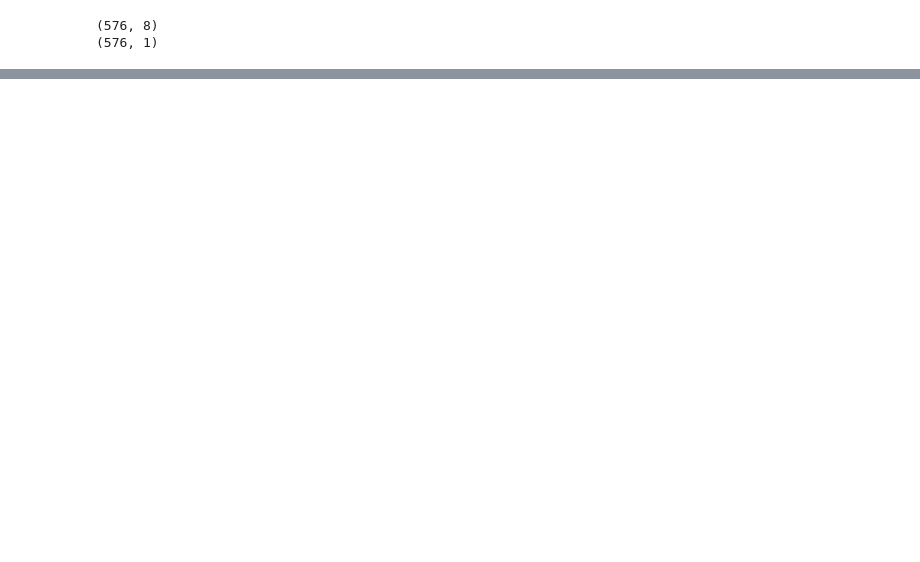
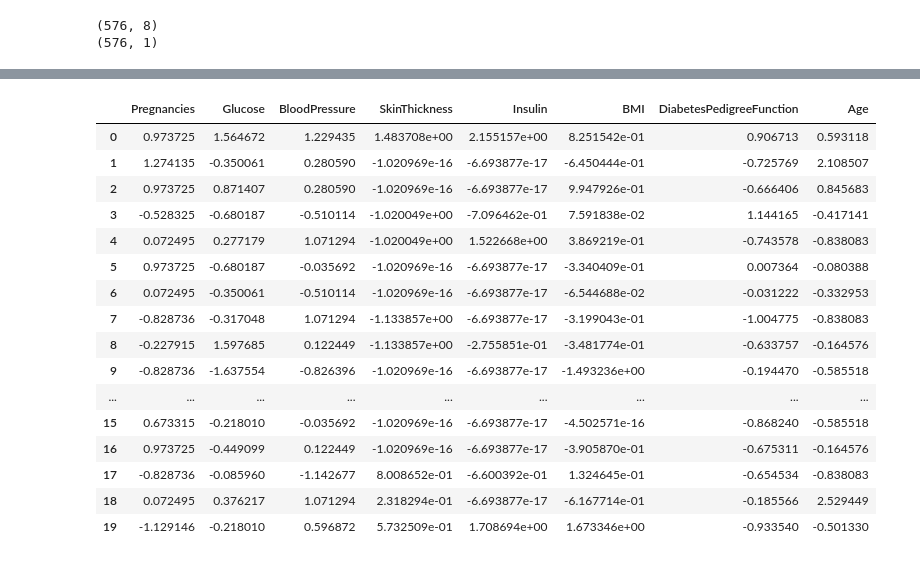
Before and after one commit to visheshaggarwal/K-Nearest-Neighbours, a Jupyter notebook: DiabetesClassification/Diabetes Classification Knn.ipynb, the cells around one changed output, grey strips where cells are left out. Cells and saved outputs as stored; diff of their text form; code cells hidden in the pictures; blank space fills up the shorter version.

```diff
--- a/DiabetesClassification/Diabetes Classification Knn.ipynb
+++ b/DiabetesClassification/Diabetes Classification Knn.ipynb
@@ -17,0 +56,20 @@ print(Xt.shape)
+# %%
+X_train.head(n=20)
+# %% [output]
+|  | Pregnancies | Glucose | BloodPressure | SkinThickness | Insulin | BMI | DiabetesPedigreeFunction | Age |
+| 0 | 0.973725 | 1.564672 | 1.229435 | 1.483708e+00 | 2.155157e+00 | 8.251542e-01 | 0.906713 | 0.593118 |
+| 1 | 1.274135 | -0.350061 | 0.280590 | -1.020969e-16 | -6.693877e-17 | -6.450444e-01 | -0.725769 | 2.108507 |
+| 2 | 0.973725 | 0.871407 | 0.280590 | -1.020969e-16 | -6.693877e-17 | 9.947926e-01 | -0.666406 | 0.845683 |
+| 3 | -0.528325 | -0.680187 | -0.510114 | -1.020049e+00 | -7.096462e-01 | 7.591838e-02 | 1.144165 | -0.417141 |
+| 4 | 0.072495 | 0.277179 | 1.071294 | -1.020049e+00 | 1.522668e+00 | 3.869219e-01 | -0.743578 | -0.838083 |
+| 5 | 0.973725 | -0.680187 | -0.035692 | -1.020969e-16 | -6.693877e-17 | -3.340409e-01 | 0.007364 | -0.080388 |
+| 6 | 0.072495 | -0.350061 | -0.510114 | -1.020969e-16 | -6.693877e-17 | -6.544688e-02 | -0.031222 | -0.332953 |
+| 7 | -0.828736 | -0.317048 | 1.071294 | -1.133857e+00 | -6.693877e-17 | -3.199043e-01 | -1.004775 | -0.838083 |
+| 8 | -0.227915 | 1.597685 | 0.122449 | -1.133857e+00 | -2.755851e-01 | -3.481774e-01 | -0.633757 | -0.164576 |
+| 9 | -0.828736 | -1.637554 | -0.826396 | -1.020969e-16 | -6.693877e-17 | -1.493236e+00 | -0.194470 | -0.585518 |
+| ... | ... | ... | ... | ... | ... | ... | ... | ... |
+| 15 | 0.673315 | -0.218010 | -0.035692 | -1.020969e-16 | -6.693877e-17 | -4.502571e-16 | -0.868240 | -0.585518 |
+| 16 | 0.973725 | -0.449099 | 0.122449 | -1.020969e-16 | -6.693877e-17 | -3.905870e-01 | -0.675311 | -0.164576 |
+| 17 | -0.828736 | -0.085960 | -1.142677 | 8.008652e-01 | -6.600392e-01 | 1.324645e-01 | -0.654534 | -0.838083 |
+| 18 | 0.072495 | 0.376217 | 1.071294 | 2.318294e-01 | -6.693877e-17 | -6.167714e-01 | -0.185566 | 2.529449 |
+| 19 | -1.129146 | -0.218010 | 0.596872 | 5.732509e-01 | 1.708694e+00 | 1.673346e+00 | -0.933540 | -0.501330 |
```
Also changed, not shown: parts of 13 cells of this notebook.
